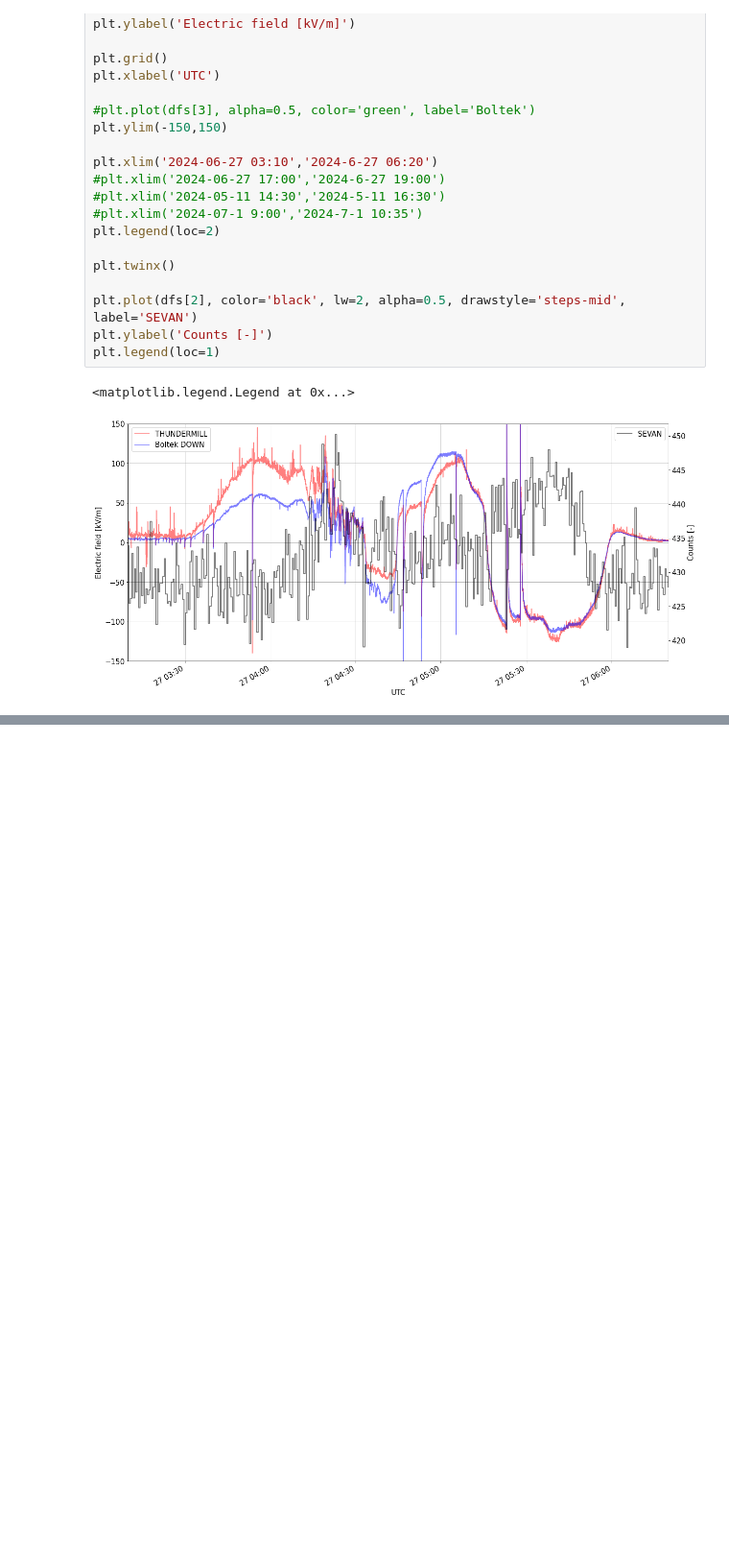
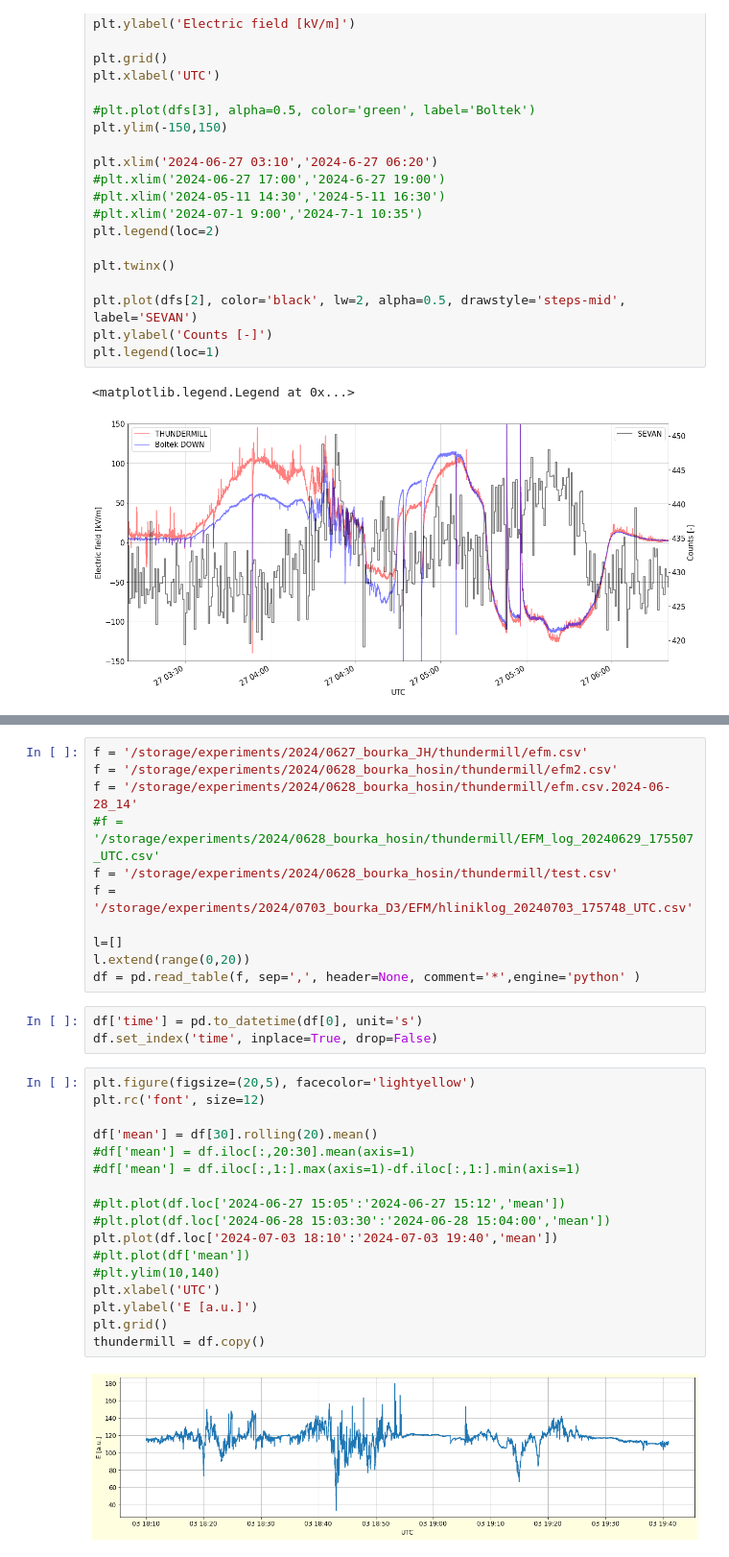
Before and after one commit to ODZ-UJF-AV-CR/Paper-AtmoHEAD2024, a Jupyter notebook: EFM.ipynb, the cells around one changed output, grey strips where cells are left out. Shown at 96% size. Saved outputs shown, nothing was run; the diff lists cells and outputs as text; blank space fills up the shorter version.

```diff
--- a/EFM.ipynb
+++ b/EFM.ipynb
@@ -1942,0 +2140,33 @@ for times in timestimes:
+# %%
+f = '/storage/experiments/2024/0627_bourka_JH/thundermill/efm.csv'
+f = '/storage/experiments/2024/0628_bourka_hosin/thundermill/efm2.csv'
+f = '/storage/experiments/2024/0628_bourka_hosin/thundermill/efm.csv.2024-06-28_14'
+#f = '/storage/experiments/2024/0628_bourka_hosin/thundermill/EFM_log_20240629_175507_UTC.csv'
+f = '/storage/experiments/2024/0628_bourka_hosin/thundermill/test.csv'
+f = '/storage/experiments/2024/0703_bourka_D3/EFM/hliniklog_20240703_175748_UTC.csv'
+
+l=[]
+l.extend(range(0,20))
+df = pd.read_table(f, sep=',', header=None, comment='*',engine='python' )
+# %%
+df['time'] = pd.to_datetime(df[0], unit='s')
+df.set_index('time', inplace=True, drop=False)
+# %%
+plt.figure(figsize=(20,5), facecolor='lightyellow')
+plt.rc('font', size=12)
+
+df['mean'] = df[30].rolling(20).mean()
+#df['mean'] = df.iloc[:,20:30].mean(axis=1)
+#df['mean'] = df.iloc[:,1:].max(axis=1)-df.iloc[:,1:].min(axis=1)
+
+#plt.plot(df.loc['2024-06-27 15:05':'2024-06-27 15:12','mean'])
+#plt.plot(df.loc['2024-06-28 15:03:30':'2024-06-28 15:04:00','mean'])
+plt.plot(df.loc['2024-07-03 18:10':'2024-07-03 19:40','mean'])
+#plt.plot(df['mean'])
+#plt.ylim(10,140)
+plt.xlabel('UTC')
+plt.ylabel('E [a.u.]')
+plt.grid()
+thundermill = df.copy()
+# %% [output]
+[figure, added]
```
Also changed, not shown: parts of 8 cells of this notebook.
